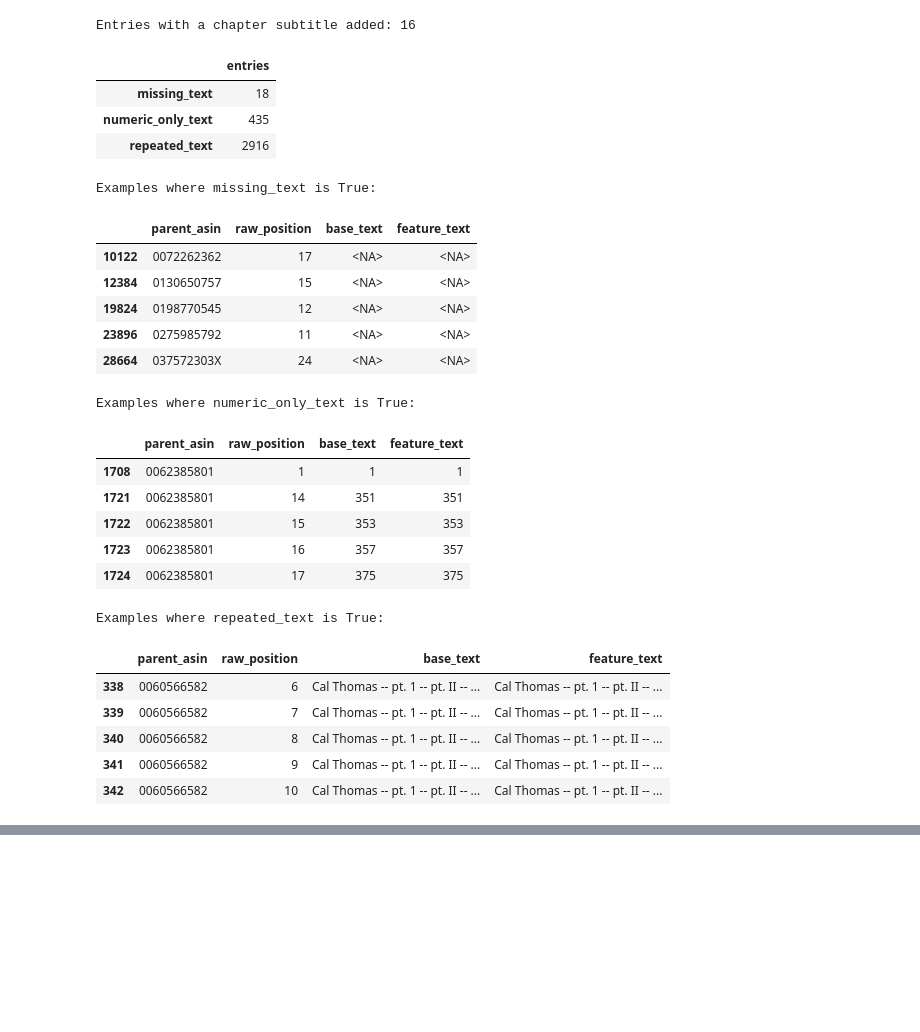
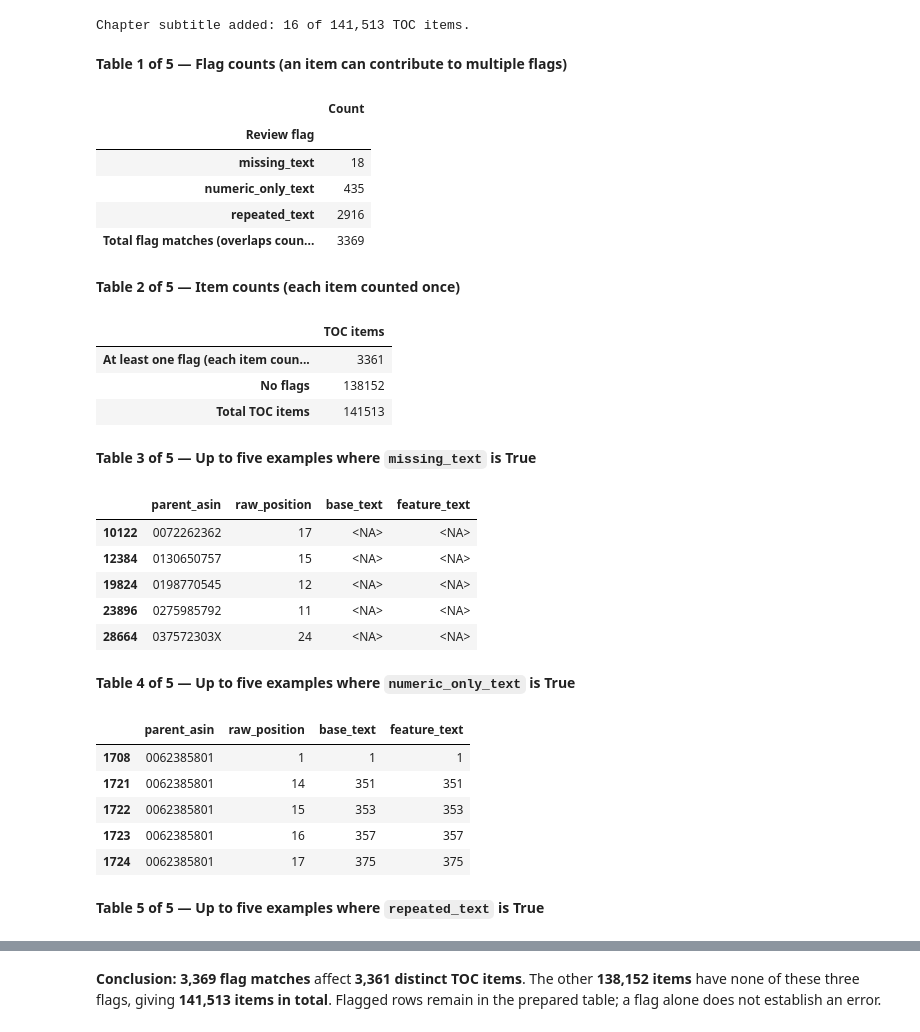
Before and after one commit to dominiclizarraga/bookpath_v2, a Jupyter notebook: notebooks/03_toc_preparation_preview.ipynb, the cells around one changed output, grey strips where cells are left out. Saved outputs shown, nothing was run; the diff lists cells and outputs as text; code cells hidden in the pictures; blank space fills up the shorter version.

```diff
--- a/notebooks/03_toc_preparation_preview.ipynb
+++ b/notebooks/03_toc_preparation_preview.ipynb
@@ -170,37 +306,62 @@ Objective: Count and inspect entries with no usable feature text, only digits, o
 # %%
 review_columns = ["missing_text", "numeric_only_text", "repeated_text"]
-print("Entries with a chapter subtitle added:", int(toc_features["subtitle_added"].sum()))
-display(toc_features[review_columns].sum().rename("entries").to_frame())
+print(f"Chapter subtitle added: {int(toc_features['subtitle_added'].sum()):,} of {len(toc_features):,} TOC items.")
 
-for flag in review_columns:
-    print(f"Examples where {flag} is True:")
+flag_counts = toc_features[review_columns].sum().astype(int)
+flag_matches = int(flag_counts.sum())
+flag_counts.loc["Total flag matches (overlaps counted)"] = flag_matches
+display(Markdown("**Table 1 of 5 — Flag counts (an item can contribute to multiple flags)**"))
+display(flag_counts.rename_axis("Review flag").rename("Count").to_frame())
+
+has_review_flag = toc_features[review_columns].any(axis=1)
+flagged_items = int(has_review_flag.sum())
+item_totals = pd.Series({
+    "At least one flag (each item counted once)": flagged_items,
+    "No flags": int((~has_review_flag).sum()),
+    "Total TOC items": len(toc_features),
+}, name="TOC items").to_frame()
+display(Markdown("**Table 2 of 5 — Item counts (each item counted once)**"))
+display(item_totals)
+
+# Number the example tables 3, 4, and 5.
+for table_number, flag in enumerate(review_columns, start=3):
+    display(Markdown(f"**Table {table_number} of 5 — Up to five examples where `{flag}` is True**"))
     display(toc_features.loc[toc_features[flag], [
         "parent_asin", "raw_position", "base_text", "feature_text",
     ]].head(5))
+
+display(Markdown(
+    f"**Conclusion:** **{flag_matches:,} flag matches** affect **{flagged_items:,} distinct TOC items**. "
+    f"The other **{len(toc_features) - flagged_items:,} items** have none of these three flags, "
+    f"giving **{len(toc_features):,} items in total**. Flagged rows remain in the prepared table; "
+    "a flag alone does not establish an error."
+))
 # %% [output]
-Entries with a chapter subtitle added: 16
+Chapter subtitle added: 16 of 141,513 TOC items.
+**Table 1 of 5 — Flag counts (an item can contribute to multiple flags)**
-|  | entries |
+|  | Count |
+| Review flag |  |
 | missing_text | 18 |
 | numeric_only_text | 435 |
 | repeated_text | 2916 |
+| Total flag matches (overlaps coun... | 3369 |
-Examples where missing_text is True:
+**Table 2 of 5 — Item counts (each item counted once)**
-|  | parent_asin | raw_position | base_text | feature_text |
-| 10122 | 0072262362 | 17 | <NA> | <NA> |
-| 12384 | 0130650757 | 15 | <NA> | <NA> |
-| 19824 | 0198770545 | 12 | <NA> | <NA> |
-| 23896 | 0275985792 | 11 | <NA> | <NA> |
-| 28664 | 037572303X | 24 | <NA> | <NA> |
+|  | TOC items |
+| At least one flag (each item coun... | 3361 |
+| No flags | 138152 |
+| Total TOC items | 141513 |
-Examples where numeric_only_text is True:
+**Table 3 of 5 — Up to five examples where `missing_text` is True**
 |  | parent_asin | raw_position | base_text | feature_text |
-| 1708 | 0062385801 | 1 | 1 | 1 |
-| 1721 | 0062385801 | 14 | 351 | 351 |
-| 1722 | 0062385801 | 15 | 353 | 353 |
-| 1723 | 0062385801 | 16 | 357 | 357 |
-| 1724 | 0062385801 | 17 | 375 | 375 |
+| 10122 | 0072262362 | 17 | <NA> | <NA> |
+| 12384 | 0130650757 | 15 | <NA> | <NA> |
+| 19824 | 0198770545 | 12 | <NA> | <NA> |
+| 23896 | 0275985792 | 11 | <NA> | <NA> |
+| 28664 | 037572303X | 24 | <NA> | <NA> |
-Examples where repeated_text is True:
+**Table 4 of 5 — Up to five examples where `numeric_only_text` is True**
 |  | parent_asin | raw_position | base_text | feature_text |
-| 338 | 0060566582 | 6 | Cal Thomas -- pt. 1 -- pt. II -- ... | Cal Thomas -- pt. 1 -- pt. II -- ... |
-| 339 | 0060566582 | 7 | Cal Thomas -- pt. 1 -- pt. II -- ... | Cal Thomas -- pt. 1 -- pt. II -- ... |
-| 340 | 0060566582 | 8 | Cal Thomas -- pt. 1 -- pt. II -- ... | Cal Thomas -- pt. 1 -- pt. II -- ... |
-| 341 | 0060566582 | 9 | Cal Thomas -- pt. 1 -- pt. II -- ... | Cal Thomas -- pt. 1 -- pt. II -- ... |
-| 342 | 0060566582 | 10 | Cal Thomas -- pt. 1 -- pt. II -- ... | Cal Thomas -- pt. 1 -- pt. II -- ... |
+| 1708 | 0062385801 | 1 | 1 | 1 |
+| 1721 | 0062385801 | 14 | 351 | 351 |
+| 1722 | 0062385801 | 15 | 353 | 353 |
+| 1723 | 0062385801 | 16 | 357 | 357 |
+| 1724 | 0062385801 | 17 | 375 | 375 |
+**Table 5 of 5 — Up to five examples where `repeated_text` is True**
@@ -207 +374,2 @@ Examples where repeated_text is True:
+**Conclusion:** **3,369 flag matches** affect **3,361 distinct TOC items**. The other **138,152 items** have none of these three flags, giving **141,513 items in total**. Flagged rows remain in the prepared table; a flag alone does not establish an error.
 # %% [markdown]
```
Also changed, not shown: parts of 19 cells of this notebook, 2 other files.
